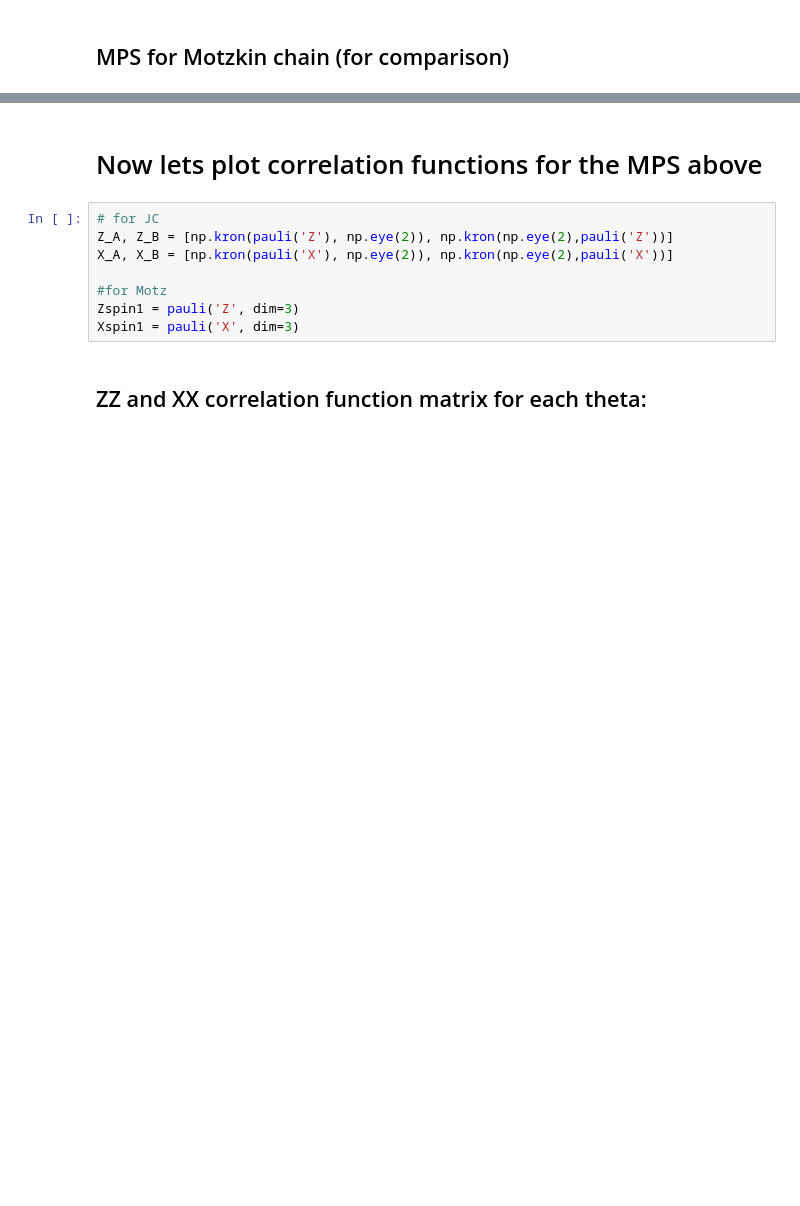
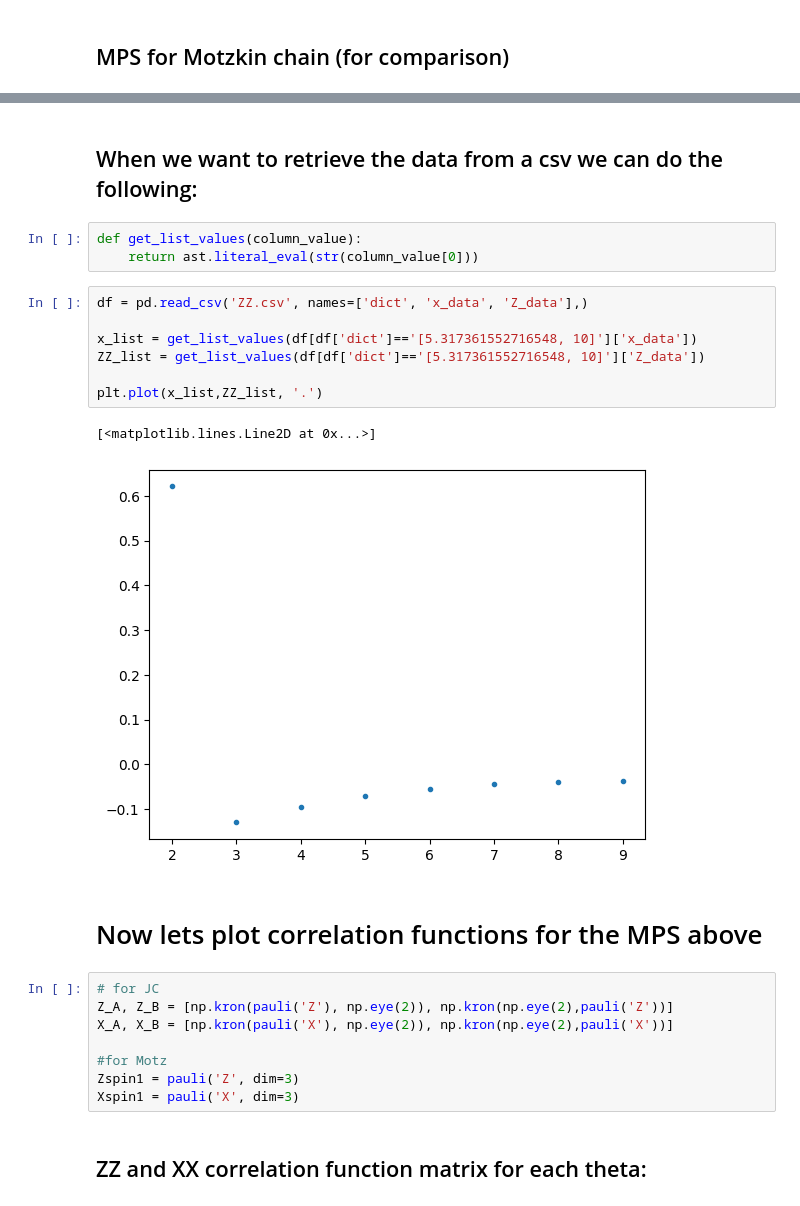
Before and after one commit to jmusullivan/sequential-circuits, a Jupyter notebook: JC chain/Device sim/Device_simulation_vs_L.ipynb, the cells around one changed output, grey strips where cells are left out. Saved outputs shown, nothing was run; the diff lists cells and outputs as text; blank space fills up the shorter version.

```diff
--- a/JC chain/Device sim/Device_simulation_vs_L.ipynb
+++ b/JC chain/Device sim/Device_simulation_vs_L.ipynb
@@ -103,3 +170,18 @@ for N in N_list:
+# %% [markdown]
+## When we want to retrieve the data from a csv we can do the following:
+# %%
+def get_list_values(column_value):
+    return ast.literal_eval(str(column_value[0]))
+# %%
+df = pd.read_csv('ZZ.csv', names=['dict', 'x_data', 'Z_data'],)
+
+x_list = get_list_values(df[df['dict']=='[5.317361552716548, 10]']['x_data'])
+ZZ_list = get_list_values(df[df['dict']=='[5.317361552716548, 10]']['Z_data'])
+
+plt.plot(x_list,ZZ_list, '.')
+# %% [output]
+[<matplotlib.lines.Line2D at 0x...>]
+[figure, added]
 # %% [markdown]
 # Now lets plot correlation functions for the MPS above
 # %%
```
Also changed, not shown: parts of 11 cells of this notebook, 2 other files.
